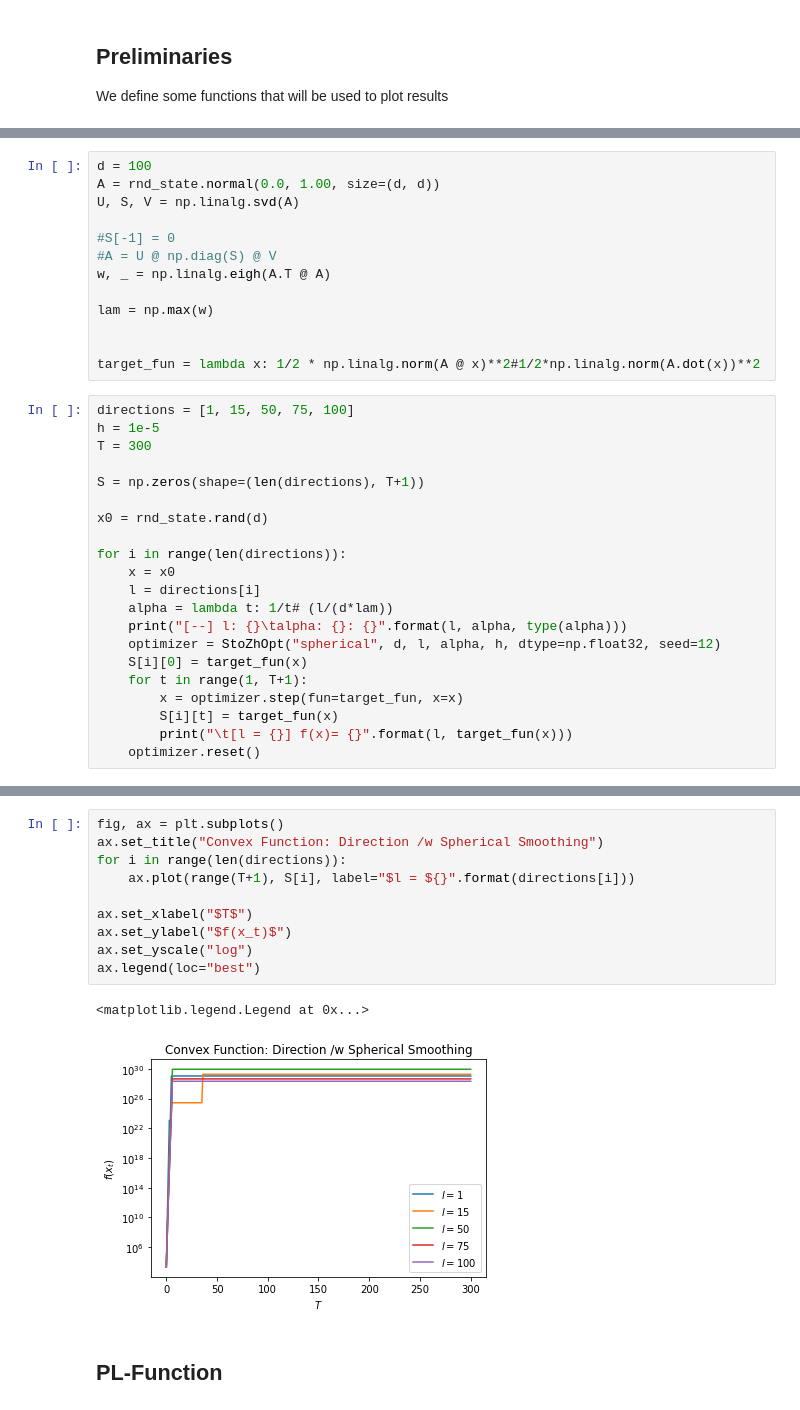
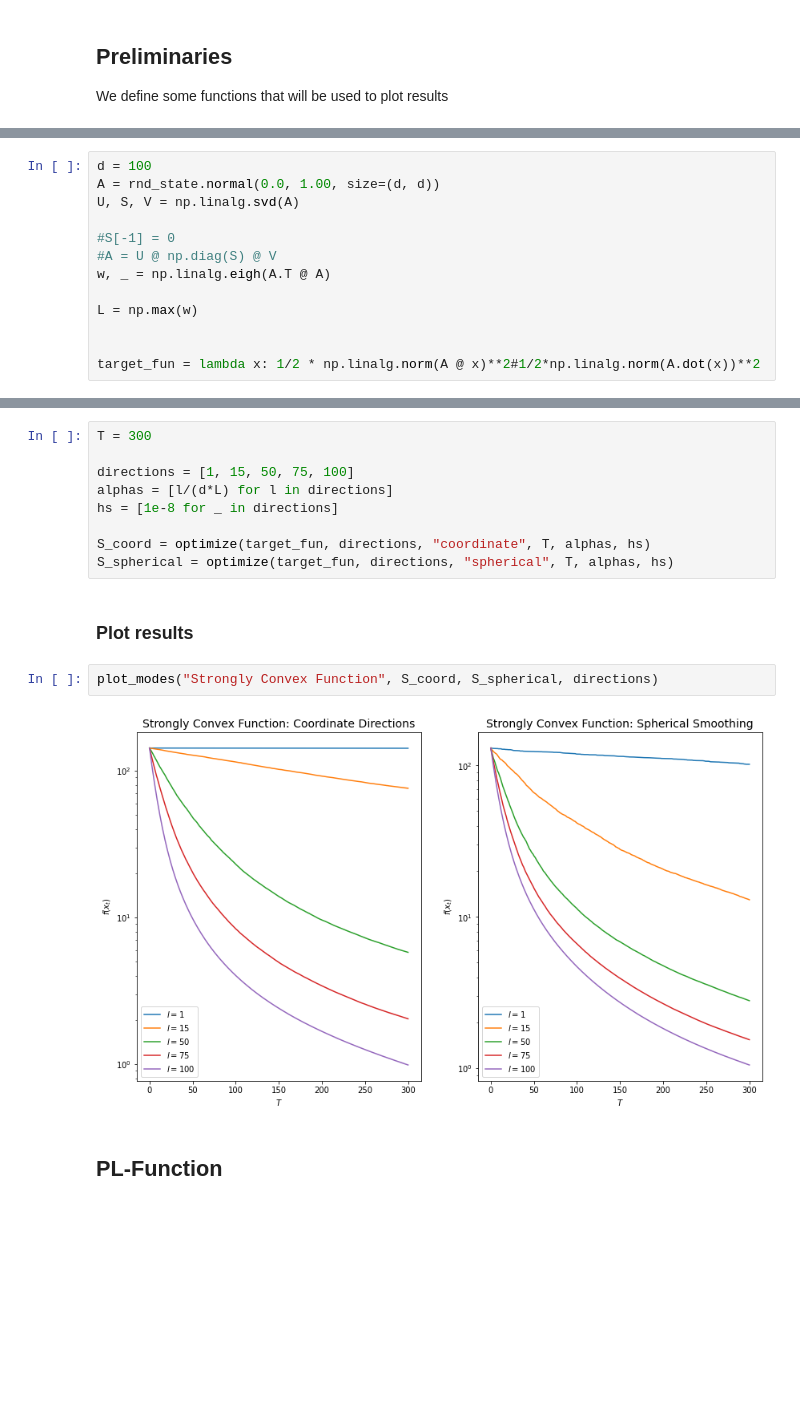
Before and after one commit to Akatsuki96/sszd, a Jupyter notebook: notebooks/StoZhOpt_Synthetic.ipynb, the cells around one changed output, grey strips where cells are left out. Drawn from its saved outputs; the diff is of its cells as text; blank space fills up the shorter version.

Commit message:
Completed Strongly convex example

```diff
--- a/notebooks/StoZhOpt_Synthetic.ipynb
+++ b/notebooks/StoZhOpt_Synthetic.ipynb
@@ -31,28 +64,7 @@ U, S, V = np.linalg.svd(A)
 #A = U @ np.diag(S) @ V
 w, _ = np.linalg.eigh(A.T @ A)
 
-lam = np.max(w)
+L = np.max(w)
 
 
 target_fun = lambda x: 1/2 * np.linalg.norm(A @ x)**2#1/2*np.linalg.norm(A.dot(x))**2
-# %%
-directions = [1, 15, 50, 75, 100]
-h = 1e-5
-T = 300
-
-S = np.zeros(shape=(len(directions), T+1))
-
-x0 = rnd_state.rand(d)
-
-for i in range(len(directions)):
-    x = x0
-    l = directions[i]
-    alpha = lambda t: 1/t# (l/(d*lam))
-    print("[--] l: {}\talpha: {}: {}".format(l, alpha, type(alpha)))
-    optimizer = StoZhOpt("spherical", d, l, alpha, h, dtype=np.float32, seed=12)
-    S[i][0] = target_fun(x)
-    for t in range(1, T+1):
-        x = optimizer.step(fun=target_fun, x=x)
-        S[i][t] = target_fun(x)
-        print("\t[l = {}] f(x)= {}".format(l, target_fun(x)))
-    optimizer.reset()
@@ -77,16 +71,18 @@ for i in range(len(directions)):
-# %%
-fig, ax = plt.subplots()
-ax.set_title("Convex Function: Direction /w Spherical Smoothing")
-for i in range(len(directions)):
-    ax.plot(range(T+1), S[i], label="$l = ${}".format(directions[i]))
-
-ax.set_xlabel("$T$")
-ax.set_ylabel("$f(x_t)$")
-ax.set_yscale("log")
-ax.legend(loc="best")
-# %% [output]
-<matplotlib.legend.Legend at 0x...>
-[figure, removed]
+# %%
+T = 300
+
+directions = [1, 15, 50, 75, 100]
+alphas = [l/(d*L) for l in directions]
+hs = [1e-8 for _ in directions]
+
+S_coord = optimize(target_fun, directions, "coordinate", T, alphas, hs)
+S_spherical = optimize(target_fun, directions, "spherical", T, alphas, hs)
+# %% [markdown]
+### Plot results
+# %%
+plot_modes("Strongly Convex Function", S_coord, S_spherical, directions)
+# %% [output]
+[figure, added]
 # %% [markdown]
 ## PL-Function
 # %%
```
Also changed, not shown: parts of 5 cells of this notebook.
